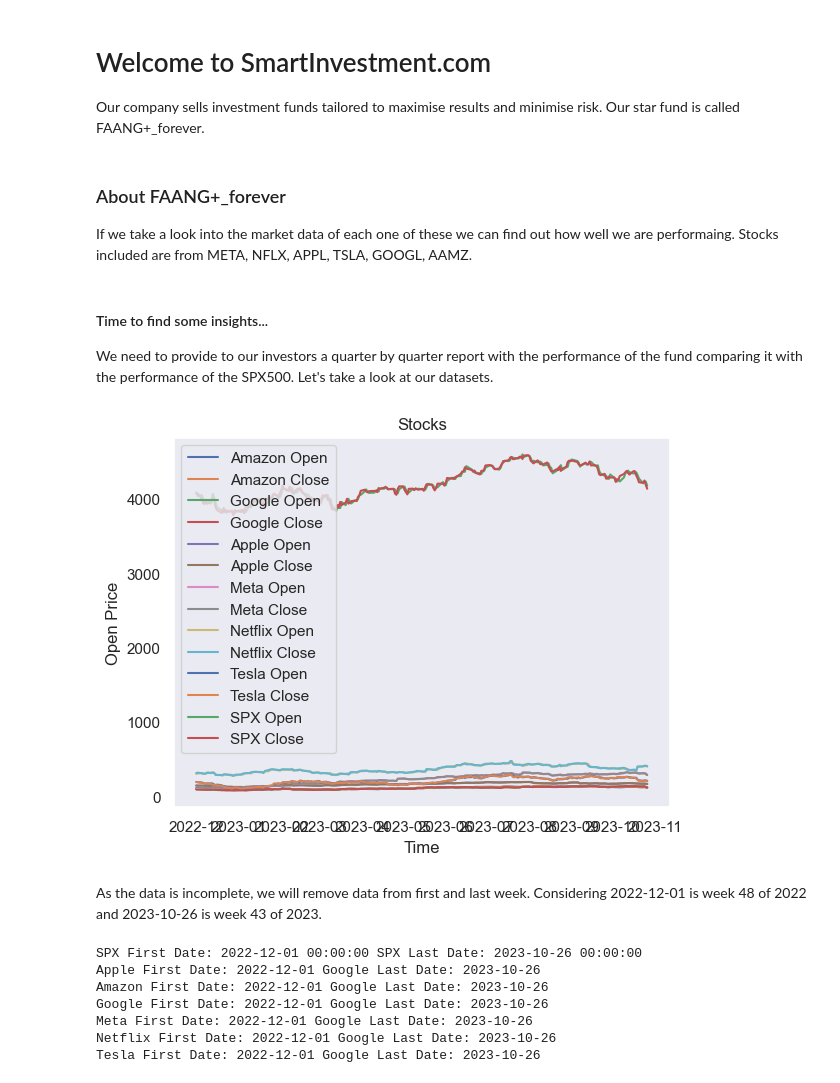
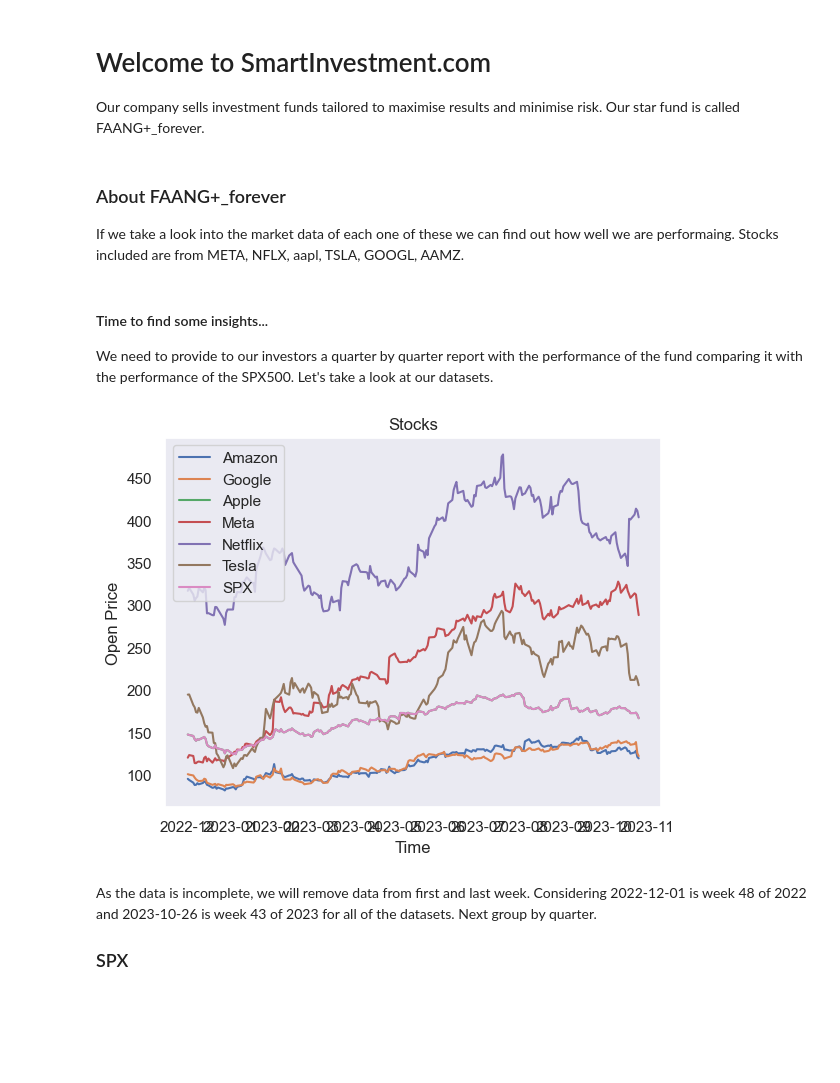
Before and after one commit to elenagin/Smart-Investment-Example, a Jupyter notebook: part1.ipynb, the cells around one changed output. Saved outputs shown, nothing was run; the diff lists cells and outputs as text; code cells hidden in the pictures; blank space fills up the shorter version.

```diff
--- a/part1.ipynb
+++ b/part1.ipynb
@@ -3,7 +3,7 @@
 Our company sells investment funds tailored to maximise results and minimise risk. Our star fund is called FAANG+_forever.
 # %% [markdown]
 ### About FAANG+_forever
-If we take a look into the market data of each one of these we can find out how well we are performaing. Stocks included are from META, NFLX, APPL, TSLA, GOOGL, AAMZ.
+If we take a look into the market data of each one of these we can find out how well we are performaing. Stocks included are from META, NFLX, aapl, TSLA, GOOGL, AAMZ.
 # %%
 #Importing packages
 import numpy as np
@@ -13,7 +13,7 @@ import seaborn as sns
 import matplotlib.pyplot as plt
 # %%
 #Importing dataframes
-df_appl = pd.concat([pd.read_csv('market_data/AAPL_2.csv', parse_dates=['Date'], ), pd.read_csv('market_data/AAPL_1.csv', parse_dates=['Date'])], ignore_index=True)
+df_aapl = pd.concat([pd.read_csv('market_data/AAPL_2.csv', parse_dates=['Date'], ), pd.read_csv('market_data/AAPL_1.csv', parse_dates=['Date'])], ignore_index=True)
 df_amzn = pd.concat([pd.read_csv('market_data/AMZN_2.csv', parse_dates=['Date'], ), pd.read_csv('market_data/AMZN_1.csv', parse_dates=['Date'])], ignore_index=True)
 df_googl = pd.concat([pd.read_csv('market_data/GOOGL_2.csv', parse_dates=['Date'], ), pd.read_csv('market_data/GOOGL_1.csv', parse_dates=['Date'])], ignore_index=True)
 df_meta = pd.concat([pd.read_csv('market_data/META_2.csv', parse_dates=['Date'], ), pd.read_csv('market_data/META_1.csv', parse_dates=['Date'])], ignore_index=True)
@@ -22,13 +22,18 @@ df_spx = pd.concat([pd.read_csv('market_data/SPX_2.csv', parse_dates=['Date'], )
 df_tsla = pd.concat([pd.read_csv('market_data/TSLA_2.csv', parse_dates=['Date'], ), pd.read_csv('market_data/TSLA_1.csv', parse_dates=['Date'])], ignore_index=True)
 
 #Parsing dates
-df_appl['Date'] = pd.to_datetime(df_appl['Date'], utc=True).dt.date
+df_aapl['Date'] = pd.to_datetime(df_aapl['Date'], utc=True).dt.date
+df_aapl['Date'] = pd.to_datetime(df_aapl['Date'], format = '%Y%m')
 df_amzn['Date'] = pd.to_datetime(df_amzn['Date'], utc=True).dt.date
+df_amzn['Date'] = pd.to_datetime(df_amzn['Date'], format = '%Y%m')
 df_googl['Date'] = pd.to_datetime(df_googl['Date'], utc=True).dt.date
+df_googl['Date'] = pd.to_datetime(df_googl['Date'], format = '%Y%m')
 df_meta['Date'] = pd.to_datetime(df_meta['Date'], utc=True).dt.date
+df_meta['Date'] = pd.to_datetime(df_meta['Date'], format = '%Y%m')
 df_nflx['Date'] = pd.to_datetime(df_nflx['Date'], utc=True).dt.date
+df_nflx['Date'] = pd.to_datetime(df_nflx['Date'], format = '%Y%m')
 df_tsla['Date'] = pd.to_datetime(df_tsla['Date'], utc=True).dt.date
-
+df_tsla['Date'] = pd.to_datetime(df_tsla['Date'], format = '%Y%m')
 df_spx['Date'] = pd.to_datetime(df_spx['Date'], utc=True).dt.date
 df_spx['Date'] = pd.to_datetime(df_spx['Date'], format = '%Y%m')
 # %% [markdown]
@@ -36,42 +41,20 @@ df_spx['Date'] = pd.to_datetime(df_spx['Date'], format = '%Y%m')
 We need to provide to our investors a quarter by quarter report with the performance of the fund comparing it with the performance of the SPX500. Let's take a look at our datasets.
 # %%
 sns.set(style="dark")
-sns.lineplot(x='Date', y='Open', data=df_amzn, label='Amazon Open')
-sns.lineplot(x='Date', y='Close', data=df_amzn, label='Amazon Close')
-sns.lineplot(x='Date', y='Open', data=df_googl, label='Google Open')
-sns.lineplot(x='Date', y='Close', data=df_googl, label='Google Close')
-sns.lineplot(x='Date', y='Open', data=df_appl, label='Apple Open')
-sns.lineplot(x='Date', y='Close', data=df_appl, label='Apple Close')
-sns.lineplot(x='Date', y='Open', data=df_meta, label='Meta Open')
-sns.lineplot(x='Date', y='Close', data=df_meta, label='Meta Close')
-sns.lineplot(x='Date', y='Open', data=df_nflx, label='Netflix Open')
-sns.lineplot(x='Date', y='Close', data=df_nflx, label='Netflix Close')
-sns.lineplot(x='Date', y='Open', data=df_tsla, label='Tesla Open')
-sns.lineplot(x='Date', y='Close', data=df_tsla, label='Tesla Close')
-sns.lineplot(x='Date', y='Open', data=df_spx, label='SPX Open')
-sns.lineplot(x='Date', y='Close', data=df_spx, label='SPX Close')
+sns.lineplot(x='Date', y='Close', data=df_amzn, label='Amazon')
+sns.lineplot(x='Date', y='Close', data=df_googl, label='Google')
+sns.lineplot(x='Date', y='Close', data=df_aapl, label='Apple')
+sns.lineplot(x='Date', y='Close', data=df_meta, label='Meta')
+sns.lineplot(x='Date', y='Close', data=df_nflx, label='Netflix')
+sns.lineplot(x='Date', y='Close', data=df_tsla, label='Tesla')
+sns.lineplot(x='Date', y='Close', data=df_aapl, label='SPX')
 plt.title('Stocks')
 plt.xlabel('Time')
 plt.ylabel('Open Price')
 plt.show()
 # %% [output]
-[figure, old version]
+[figure, new version]
 # %% [markdown]
-As the data is incomplete, we will remove data from first and last week. Considering 2022-12-01 is week 48 of 2022 and 2023-10-26 is week 43 of 2023.
+As the data is incomplete, we will remove data from first and last week. Considering 2022-12-01 is week 48 of 2022 and 2023-10-26 is week 43 of 2023 for all of the datasets. Next group by quarter.
+### SPX
-# %%
-print("SPX First Date:", df_spx['Date'].min(), "SPX Last Date:", df_spx['Date'].max())
-print("Apple First Date:", df_appl['Date'].min(), "Google Last Date:", df_appl['Date'].max())
-print("Amazon First Date:", df_amzn['Date'].min(), "Google Last Date:", df_amzn['Date'].max())
-print("Google First Date:", df_googl['Date'].min(), "Google Last Date:", df_googl['Date'].max())
-print("Meta First Date:", df_meta['Date'].min(), "Google Last Date:", df_meta['Date'].max())
-print("Netflix First Date:", df_nflx['Date'].min(), "Google Last Date:", df_nflx['Date'].max())
-print("Tesla First Date:", df_tsla['Date'].min(), "Google Last Date:", df_tsla['Date'].max())
-# %% [output]
-SPX First Date: 2022-12-01 00:00:00 SPX Last Date: 2023-10-26 00:00:00
-Apple First Date: 2022-12-01 Google Last Date: 2023-10-26
-Amazon First Date: 2022-12-01 Google Last Date: 2023-10-26
-Google First Date: 2022-12-01 Google Last Date: 2023-10-26
-Meta First Date: 2022-12-01 Google Last Date: 2023-10-26
-Netflix First Date: 2022-12-01 Google Last Date: 2023-10-26
-Tesla First Date: 2022-12-01 Google Last Date: 2023-10-26
 # %%
```
Also changed, not shown: parts of 16 cells of this notebook.
